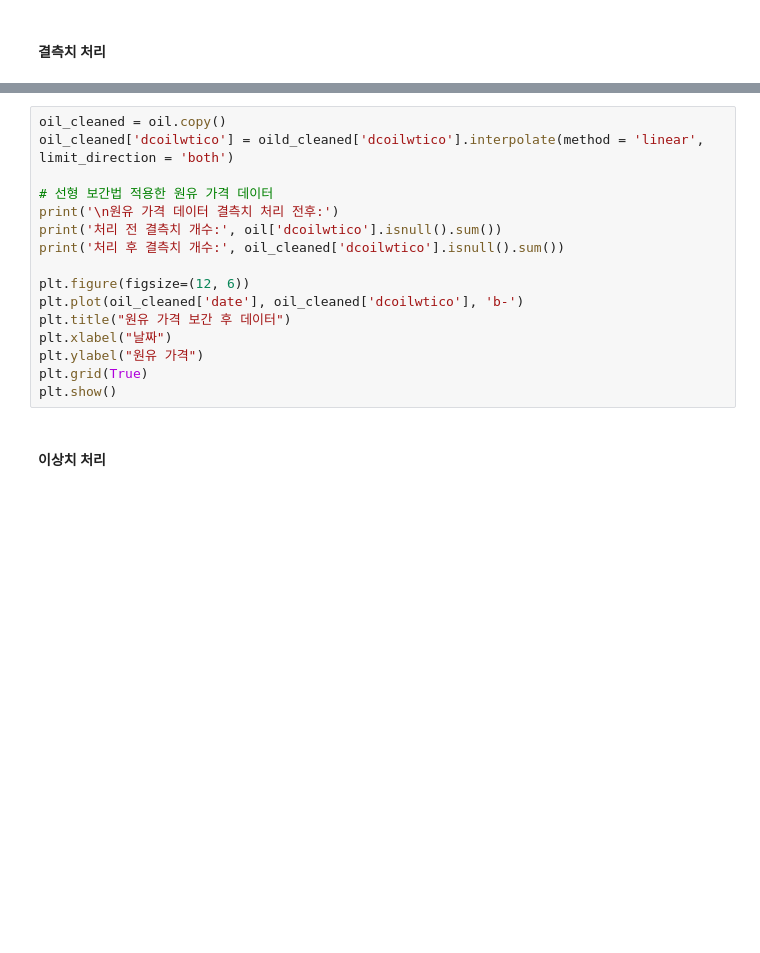
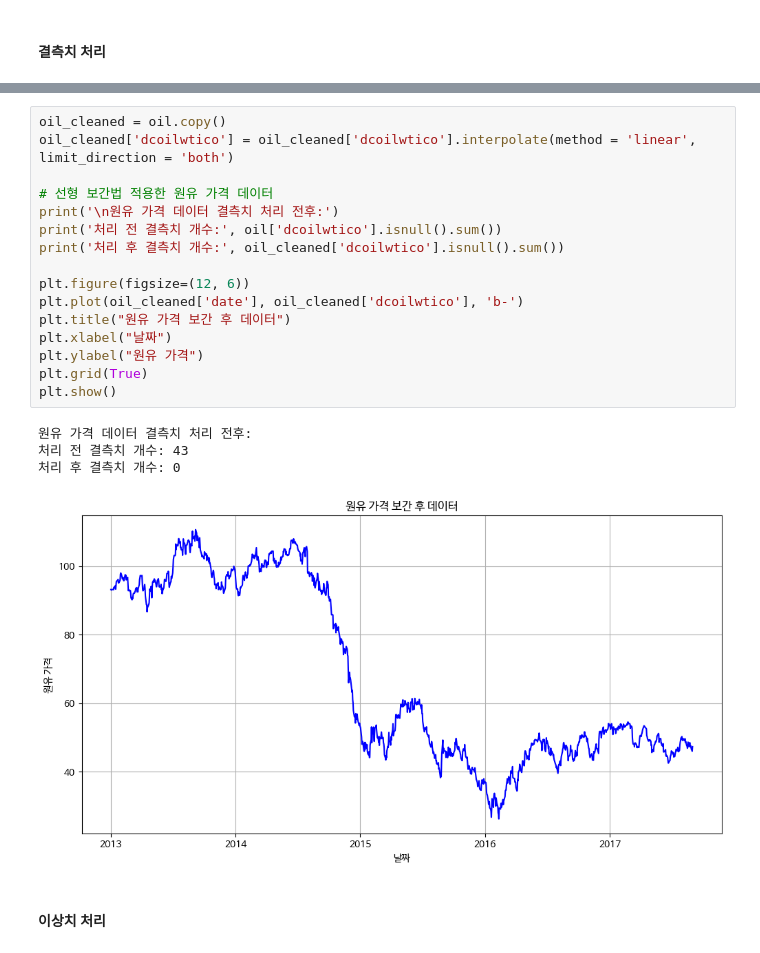
Before and after one commit to Taeichang/DataAnalysis, a Jupyter notebook: 오픈소스_데이터_분석_7강.ipynb, the cells around one changed output, grey strips where cells are left out. Drawn from its saved outputs; the diff is of its cells as text; blank space fills up the shorter version.

```diff
--- a/오픈소스_데이터_분석_7강.ipynb
+++ b/오픈소스_데이터_분석_7강.ipynb
@@ -529,19 +595,24 @@ plt.show()
 # %%
 oil_cleaned = oil.copy()
-oil_cleaned['dcoilwtico'] = oild_cleaned['dcoilwtico'].interpolate(method = 'linear', limit_direction = 'both')
+oil_cleaned['dcoilwtico'] = oil_cleaned['dcoilwtico'].interpolate(method = 'linear', limit_direction = 'both')
 
 # 선형 보간법 적용한 원유 가격 데이터
 print('\n원유 가격 데이터 결측치 처리 전후:')
 print('처리 전 결측치 개수:', oil['dcoilwtico'].isnull().sum())
 print('처리 후 결측치 개수:', oil_cleaned['dcoilwtico'].isnull().sum())
 
 plt.figure(figsize=(12, 6))
 plt.plot(oil_cleaned['date'], oil_cleaned['dcoilwtico'], 'b-')
 plt.title("원유 가격 보간 후 데이터")
 plt.xlabel("날짜")
 plt.ylabel("원유 가격")
 plt.grid(True)
 plt.show()
+# %% [output]
+원유 가격 데이터 결측치 처리 전후:
+처리 전 결측치 개수: 43
+처리 후 결측치 개수: 0
+[figure, added]
 # %% [markdown]
 #### 이상치 처리
 # %%
```
Also changed, not shown: parts of 13 cells of this notebook.
